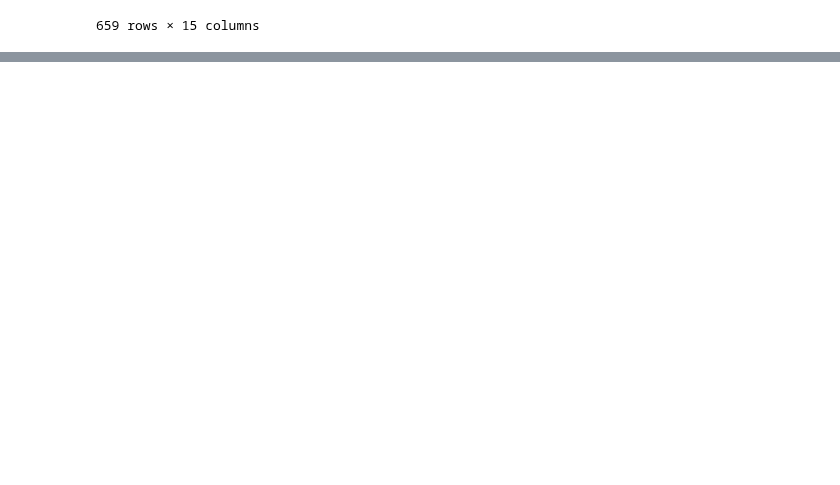
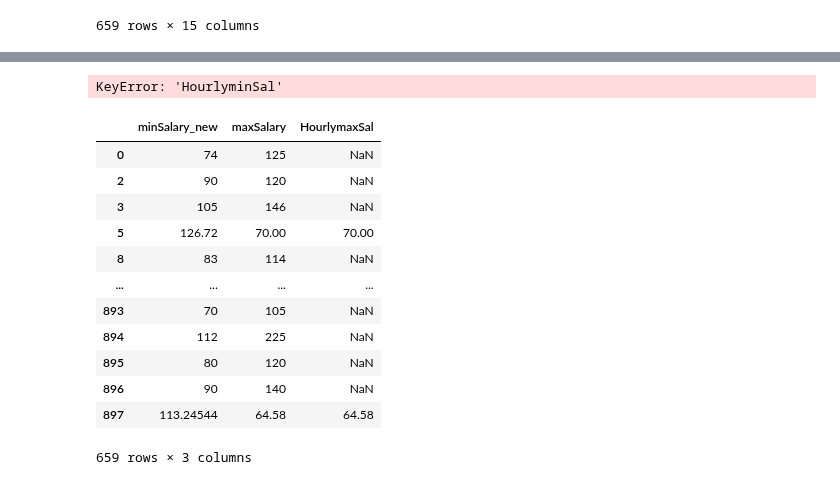
Before and after one commit to mosemb/DSalary, a Jupyter notebook: DataCleaning.ipynb, the cells around one changed output, grey strips where cells are left out. Cells and saved outputs as stored; diff of their text form; code cells hidden in the pictures; blank space fills up the shorter version.

```diff
--- a/DataCleaning.ipynb
+++ b/DataCleaning.ipynb
@@ -375,0 +400,2 @@ df
+# %%
+df = df.rename(columns={'HourlyminSal': 'minSalary_new'})
@@ -375,0 +410,4 @@ df
+# %%
+df["HourlymaxSal"] = df.maxSalary.str.extract(r'([0-9]+[0-9]\.+[0-9]+[0-9])')
+# %%
+df.HourlymaxSal = df.HourlymaxSal.astype(float)  # =  [ mutiply(i) for i in df['HourlymaxSal']]
@@ -375,0 +425,4 @@ df
+# %%
+df.HourlyminSal =  [ mutiply(i) for i in df['HourlyminSal']]
+# %% [output]
+KeyError: 'HourlyminSal'
@@ -375,0 +431,16 @@ df
+# %%
+df[['minSalary_new', 'maxSalary','HourlymaxSal']]
+# %% [output]
+|  | minSalary_new | maxSalary | HourlymaxSal |
+| 0 | 74 | 125 | NaN |
+| 2 | 90 | 120 | NaN |
+| 3 | 105 | 146 | NaN |
+| 5 | 126.72 | 70.00 | 70.00 |
+| 8 | 83 | 114 | NaN |
+| ... | ... | ... | ... |
+| 893 | 70 | 105 | NaN |
+| 894 | 112 | 225 | NaN |
+| 895 | 80 | 120 | NaN |
+| 896 | 90 | 140 | NaN |
+| 897 | 113.24544 | 64.58 | 64.58 |
+659 rows × 3 columns
```
Also changed, not shown: parts of 30 cells of this notebook.
